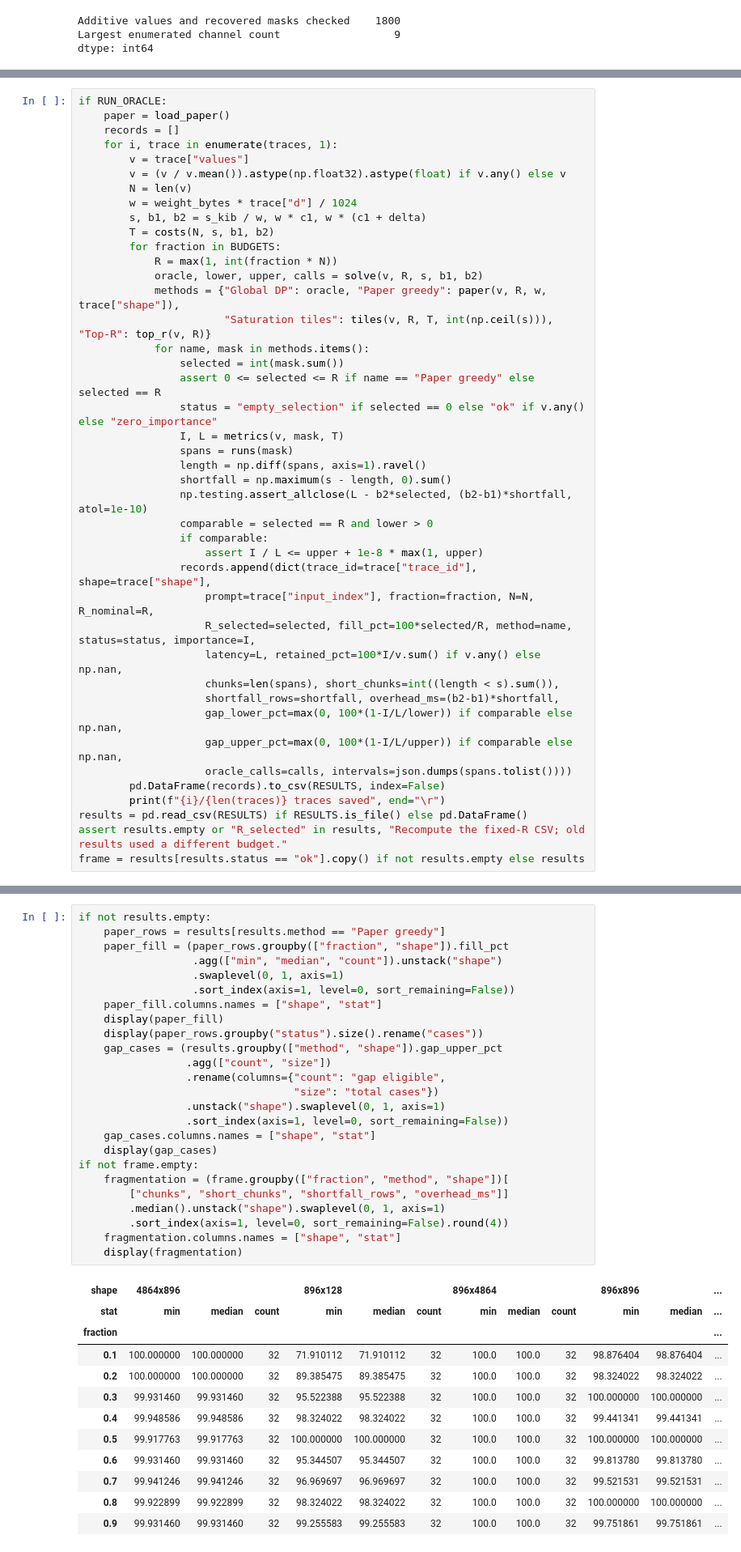
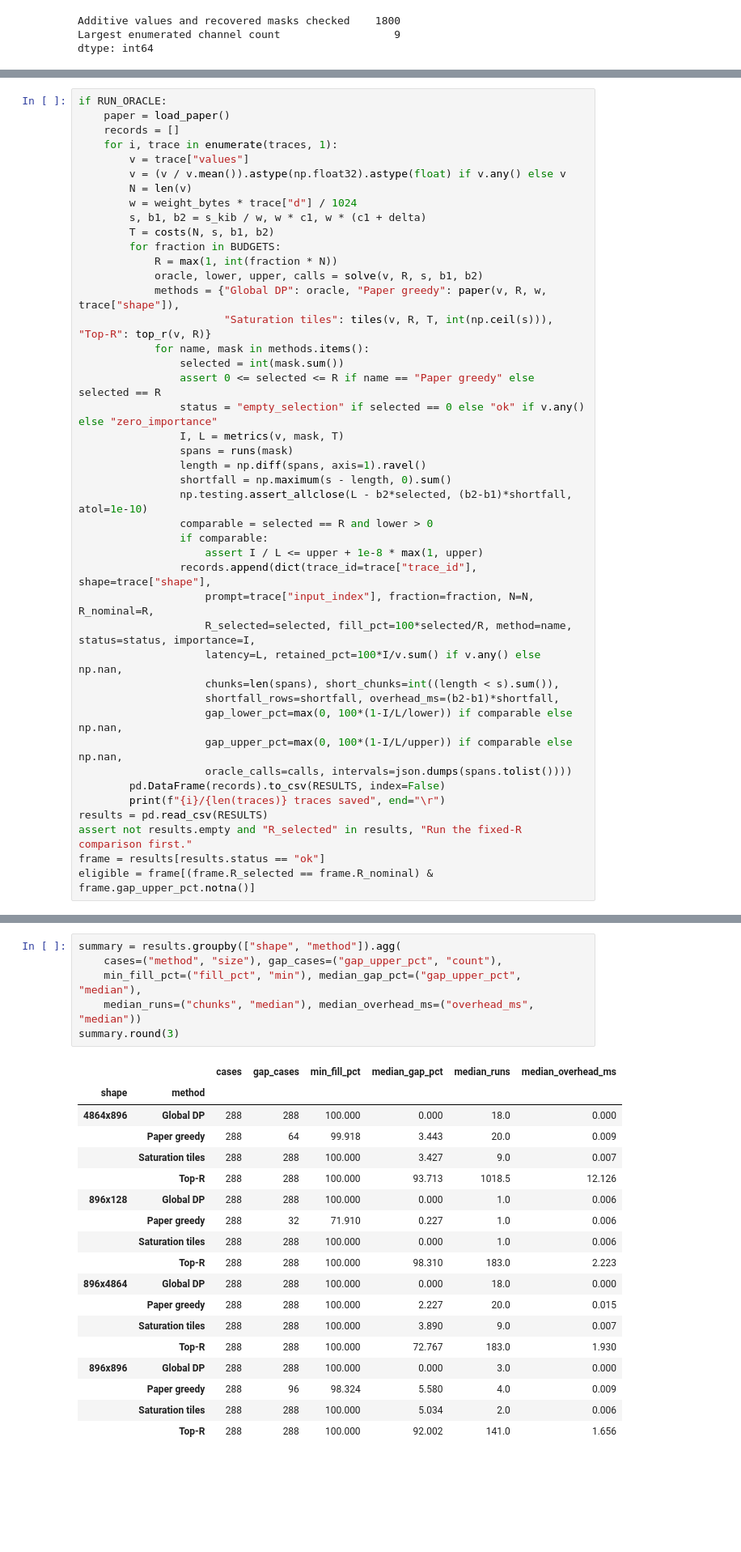
Before and after one commit to yabsed/vlm-in-flash, a Jupyter notebook: conclusion/python/results/02/02_global_oracle.ipynb, the cells around one changed output, grey strips where cells are left out. Shown at 81% size. Saved outputs shown, nothing was run; the diff lists cells and outputs as text; blank space fills up the shorter version.

```diff
--- a/conclusion/python/results/02/02_global_oracle.ipynb
+++ b/conclusion/python/results/02/02_global_oracle.ipynb
@@ -444,6 +433,7 @@ if RUN_ORACLE:
                     oracle_calls=calls, intervals=json.dumps(spans.tolist())))
         pd.DataFrame(records).to_csv(RESULTS, index=False)
         print(f"{i}/{len(traces)} traces saved", end="\r")
-results = pd.read_csv(RESULTS) if RESULTS.is_file() else pd.DataFrame()
-assert results.empty or "R_selected" in results, "Recompute the fixed-R CSV; old results used a different budget."
-frame = results[results.status == "ok"].copy() if not results.empty else results
+results = pd.read_csv(RESULTS)
+assert not results.empty and "R_selected" in results, "Run the fixed-R comparison first."
+frame = results[results.status == "ok"]
+eligible = frame[(frame.R_selected == frame.R_nominal) & frame.gap_upper_pct.notna()]
@@ -479,38 +458,25 @@ if not frame.empty:
 # %%
-if not results.empty:
-    paper_rows = results[results.method == "Paper greedy"]
-    paper_fill = (paper_rows.groupby(["fraction", "shape"]).fill_pct
-                  .agg(["min", "median", "count"]).unstack("shape")
-                  .swaplevel(0, 1, axis=1)
-                  .sort_index(axis=1, level=0, sort_remaining=False))
-    paper_fill.columns.names = ["shape", "stat"]
-    display(paper_fill)
-    display(paper_rows.groupby("status").size().rename("cases"))
-    gap_cases = (results.groupby(["method", "shape"]).gap_upper_pct
-                 .agg(["count", "size"])
-                 .rename(columns={"count": "gap eligible",
-                                  "size": "total cases"})
-                 .unstack("shape").swaplevel(0, 1, axis=1)
-                 .sort_index(axis=1, level=0, sort_remaining=False))
-    gap_cases.columns.names = ["shape", "stat"]
-    display(gap_cases)
-if not frame.empty:
-    fragmentation = (frame.groupby(["fraction", "method", "shape"])[
-        ["chunks", "short_chunks", "shortfall_rows", "overhead_ms"]]
-        .median().unstack("shape").swaplevel(0, 1, axis=1)
-        .sort_index(axis=1, level=0, sort_remaining=False).round(4))
-    fragmentation.columns.names = ["shape", "stat"]
-    display(fragmentation)
+summary = results.groupby(["shape", "method"]).agg(
+    cases=("method", "size"), gap_cases=("gap_upper_pct", "count"),
+    min_fill_pct=("fill_pct", "min"), median_gap_pct=("gap_upper_pct", "median"),
+    median_runs=("chunks", "median"), median_overhead_ms=("overhead_ms", "median"))
+summary.round(3)
 # %% [output]
-| shape | 4864x896 |  |  | 896x128 |  |  | 896x4864 |  |  | 896x896 |  | ... |
-| stat | min | median | count | min | median | count | min | median | count | min | median | ... |
-| fraction |  |  |  |  |  |  |  |  |  |  |  | ... |
-| 0.1 | 100.000000 | 100.000000 | 32 | 71.910112 | 71.910112 | 32 | 100.0 | 100.0 | 32 | 98.876404 | 98.876404 | ... |
-| 0.2 | 100.000000 | 100.000000 | 32 | 89.385475 | 89.385475 | 32 | 100.0 | 100.0 | 32 | 98.324022 | 98.324022 | ... |
-| 0.3 | 99.931460 | 99.931460 | 32 | 95.522388 | 95.522388 | 32 | 100.0 | 100.0 | 32 | 100.000000 | 100.000000 | ... |
-| 0.4 | 99.948586 | 99.948586 | 32 | 98.324022 | 98.324022 | 32 | 100.0 | 100.0 | 32 | 99.441341 | 99.441341 | ... |
-| 0.5 | 99.917763 | 99.917763 | 32 | 100.000000 | 100.000000 | 32 | 100.0 | 100.0 | 32 | 100.000000 | 100.000000 | ... |
-| 0.6 | 99.931460 | 99.931460 | 32 | 95.344507 | 95.344507 | 32 | 100.0 | 100.0 | 32 | 99.813780 | 99.813780 | ... |
-| 0.7 | 99.941246 | 99.941246 | 32 | 96.969697 | 96.969697 | 32 | 100.0 | 100.0 | 32 | 99.521531 | 99.521531 | ... |
-| 0.8 | 99.922899 | 99.922899 | 32 | 98.324022 | 98.324022 | 32 | 100.0 | 100.0 | 32 | 100.000000 | 100.000000 | ... |
-| 0.9 | 99.931460 | 99.931460 | 32 | 99.255583 | 99.255583 | 32 | 100.0 | 100.0 | 32 | 99.751861 | 99.751861 | ... |
+|  |  | cases | gap_cases | min_fill_pct | median_gap_pct | median_runs | median_overhead_ms |
+| shape | method |  |  |  |  |  |  |
+| 4864x896 | Global DP | 288 | 288 | 100.000 | 0.000 | 18.0 | 0.000 |
+|  | Paper greedy | 288 | 64 | 99.918 | 3.443 | 20.0 | 0.009 |
+|  | Saturation tiles | 288 | 288 | 100.000 | 3.427 | 9.0 | 0.007 |
+|  | Top-R | 288 | 288 | 100.000 | 93.713 | 1018.5 | 12.126 |
+| 896x128 | Global DP | 288 | 288 | 100.000 | 0.000 | 1.0 | 0.006 |
+|  | Paper greedy | 288 | 32 | 71.910 | 0.227 | 1.0 | 0.006 |
+|  | Saturation tiles | 288 | 288 | 100.000 | 0.000 | 1.0 | 0.006 |
+|  | Top-R | 288 | 288 | 100.000 | 98.310 | 183.0 | 2.223 |
+| 896x4864 | Global DP | 288 | 288 | 100.000 | 0.000 | 18.0 | 0.000 |
+|  | Paper greedy | 288 | 288 | 100.000 | 2.227 | 20.0 | 0.015 |
+|  | Saturation tiles | 288 | 288 | 100.000 | 3.890 | 9.0 | 0.007 |
+|  | Top-R | 288 | 288 | 100.000 | 72.767 | 183.0 | 1.930 |
+| 896x896 | Global DP | 288 | 288 | 100.000 | 0.000 | 3.0 | 0.000 |
+|  | Paper greedy | 288 | 96 | 98.324 | 5.580 | 4.0 | 0.009 |
+|  | Saturation tiles | 288 | 288 | 100.000 | 5.034 | 2.0 | 0.006 |
+|  | Top-R | 288 | 288 | 100.000 | 92.002 | 141.0 | 1.656 |
```
Also changed, not shown: parts of 34 cells of this notebook, 1 other file.
